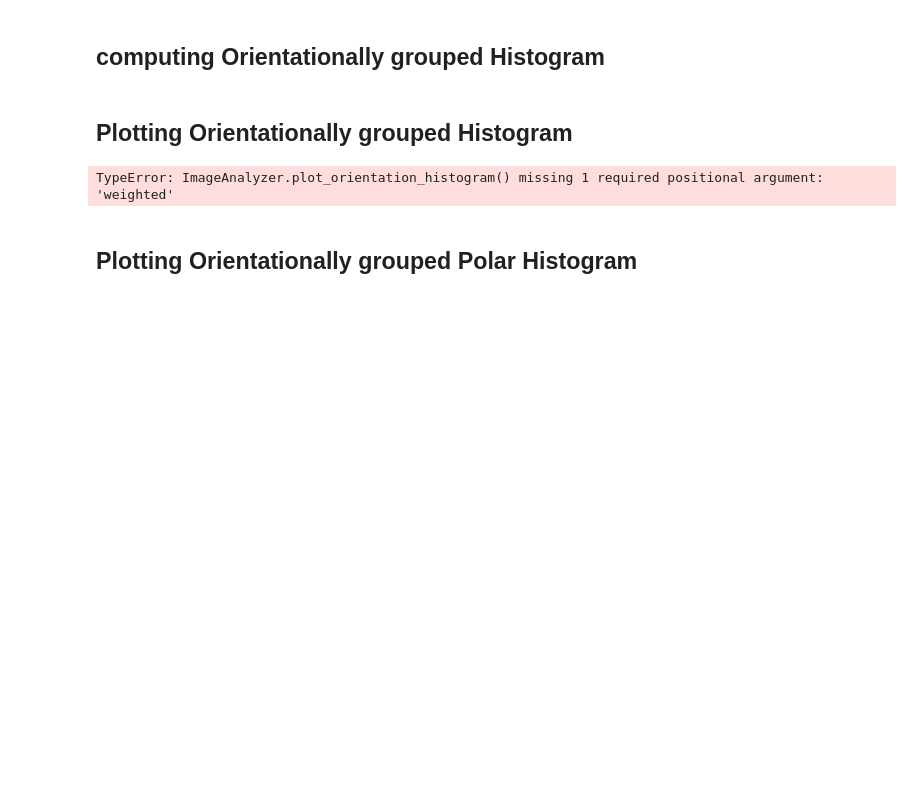
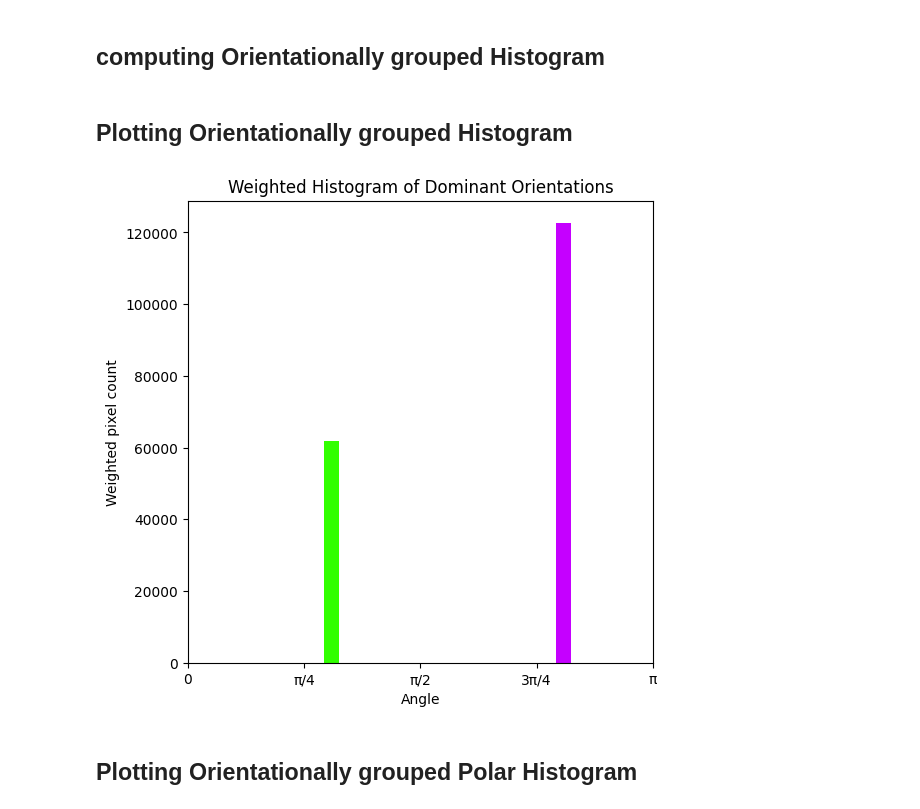
Before and after one commit to danieldidriksen/Bachelor_Project, a Jupyter notebook: NYC_Orientation_Analysis.ipynb, the cells around one changed output. Drawn from its saved outputs; the diff is of its cells as text; code cells hidden in the pictures; blank space fills up the shorter version.

```diff
--- a/NYC_Orientation_Analysis.ipynb
+++ b/NYC_Orientation_Analysis.ipynb
@@ -121,13 +99,13 @@ AttributeError: type object 'ImageAnalyzer' has no attribute 'plot_binned_orient
 # %% [markdown]
 ## computing Orientationally grouped Histogram
 # %%
-grouped_counts, grouped_bin_centers, grouped_bin_width = ImageAnalyzer.compute_orientation_histogram(chosen_theta, aniso_masked)
+grouped_counts, grouped_bin_centers, grouped_bin_width = IA.compute_orientation_histogram(chosen_theta, aniso_masked)
 # %% [markdown]
 ## Plotting Orientationally grouped Histogram
 # %%
-ImageAnalyzer.plot_orientation_histogram(grouped_counts, grouped_bin_centers, 0.1, weighted = True)
+IA.plot_orientation_histogram(grouped_counts, grouped_bin_centers, 0.1, weighted = True)
 # %% [output]
-TypeError: ImageAnalyzer.plot_orientation_histogram() missing 1 required positional argument: 'weighted'
+[figure, added]
 # %% [markdown]
 ## Plotting Orientationally grouped Polar Histogram
 # %%
```
Also changed, not shown: parts of 16 cells of this notebook, 1 other file.
